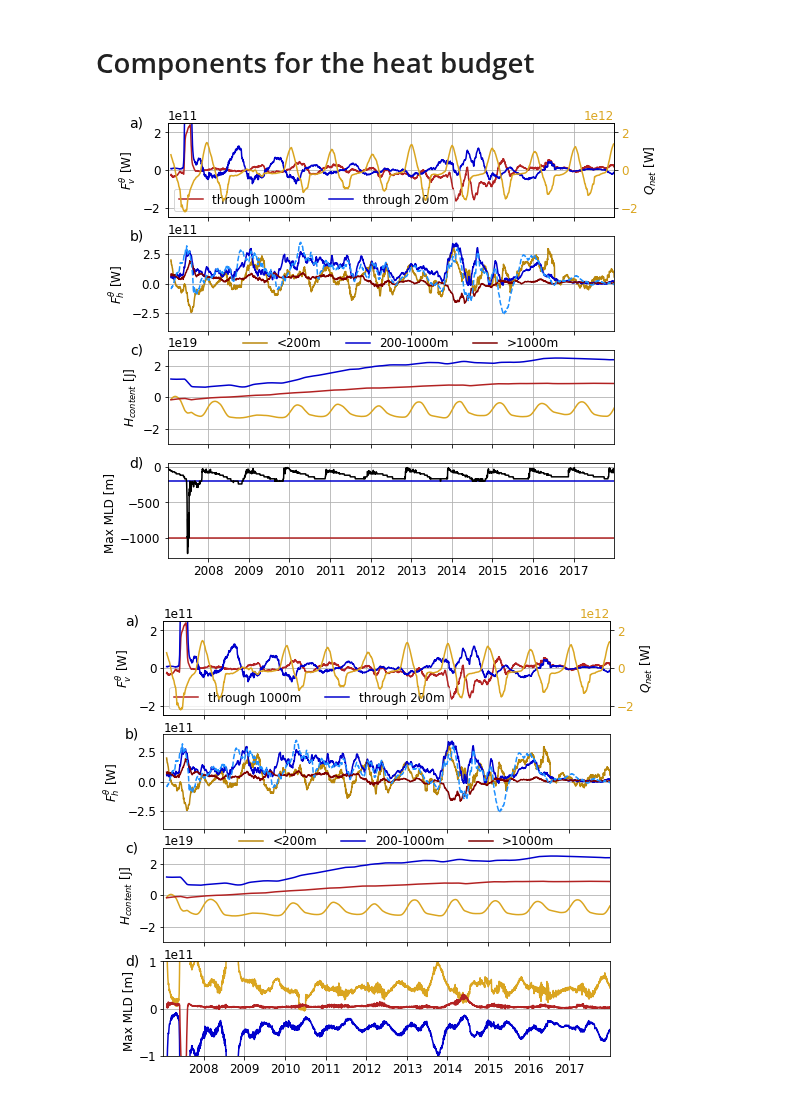
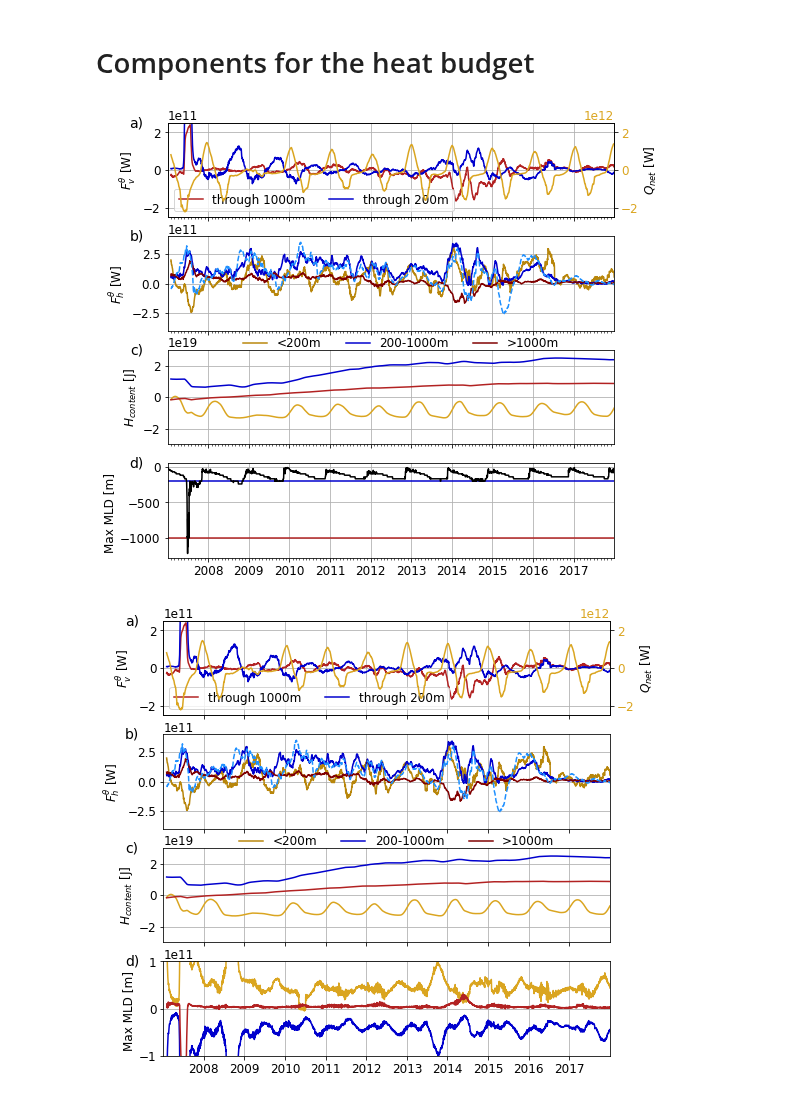
Before and after one commit to bguelk/JGR_2023_MaudRise, a Jupyter notebook: plot_figures/plot_HB_tc_m36.ipynb, the cells around one changed output. Cells and saved outputs as stored; diff of their text form; code cells hidden in the pictures.

```diff
--- a/plot_figures/plot_HB_tc_m36.ipynb
+++ b/plot_figures/plot_HB_tc_m36.ipynb
@@ -23,3 +19,12 @@ dt=86400
+# %%
+rho=1026
+cp=4000
+rd=60
+dt=86400
+years = np.arange(2007,2018)
+minor_ticks = []
+for y in years:
+    minor_ticks += [datetime.datetime(y,m,1) for m in range(1,13)]
 # %% [markdown]
 # Compare to M36
 # %%
@@ -114,33 +119,34 @@ dT_eddy_l2_tc36.rolling(t=rd,center=True).mean().plot(ax=ax,color='dodgerblue',l
 plt.text(-0.07, 1, 'b)', horizontalalignment='center',verticalalignment='center', transform=ax.transAxes,fontsize='14')
 ax.set_ylim(-4e11,4e11)
 
 ax=axes[2]
 dh_l1_tc36.rolling(t=rd,center=True).mean().plot(ax=ax,color='goldenrod',linestyle='-',label='<200m')
 dh_l2_tc36.rolling(t=rd,center=True).mean().plot(ax=ax,color='mediumblue',linestyle='-',label='200-1000m')
 dh_l3_tc36.rolling(t=rd,center=True).mean().plot(ax=ax,color='firebrick',linestyle='-',label='>1000m')
 ax.set_ylim(-3e19,3e19)
 plt.text(-0.07, 1, 'c)', horizontalalignment='center',verticalalignment='center', transform=ax.transAxes,fontsize='14')
 
 ax=axes[3]
 (-1*ds36.mldr10_1.where(ds36.mask_tc==1).max(dim={'x_c','y_c'})).plot(ax=ax,color='k')
 ax.hlines(y=-200,xmin=time_array36[0],xmax=time_array36[-1],color='mediumblue')
 ax.hlines(y=-1000,xmin=time_array36[0],xmax=time_array36[-1],color='firebrick')
 plt.setp(ax.get_xticklabels(), ha="center", rotation=0)
 plt.text(-0.07, 1, 'd)', horizontalalignment='center',verticalalignment='center', transform=ax.transAxes,fontsize='14')
 for i in range(0,4):
     axes[i].grid()
     axes[i].set_ylabel('')
     axes[i].set_xlabel('')
+    axes[i].set_xticks(minor_ticks, minor=True);
     axes[i].set_title('')
     axes[i].set_xlim((time_array36[1],time_array36[-163]))
 
 
 axes[0].set_ylabel('$F^{\\theta}_{v}$ [W]')
 axes[1].set_ylabel('$F^{\\theta}_{h}$ [W]')
 axes[2].set_ylabel('$H_{content}$ [J]')
 axes[3].set_ylabel('Max MLD [m] ')
 plt.tight_layout()
-#plt.savefig('../figures/Heat_budget_all.jpg',dpi=300)
+plt.savefig('./Heat_budget_all.jpg',dpi=300)
 # %% [output]
-[figure, old version]
+[figure, new version]
 # %%
```
Also changed, not shown: parts of 3 cells of this notebook, 2 other files.
